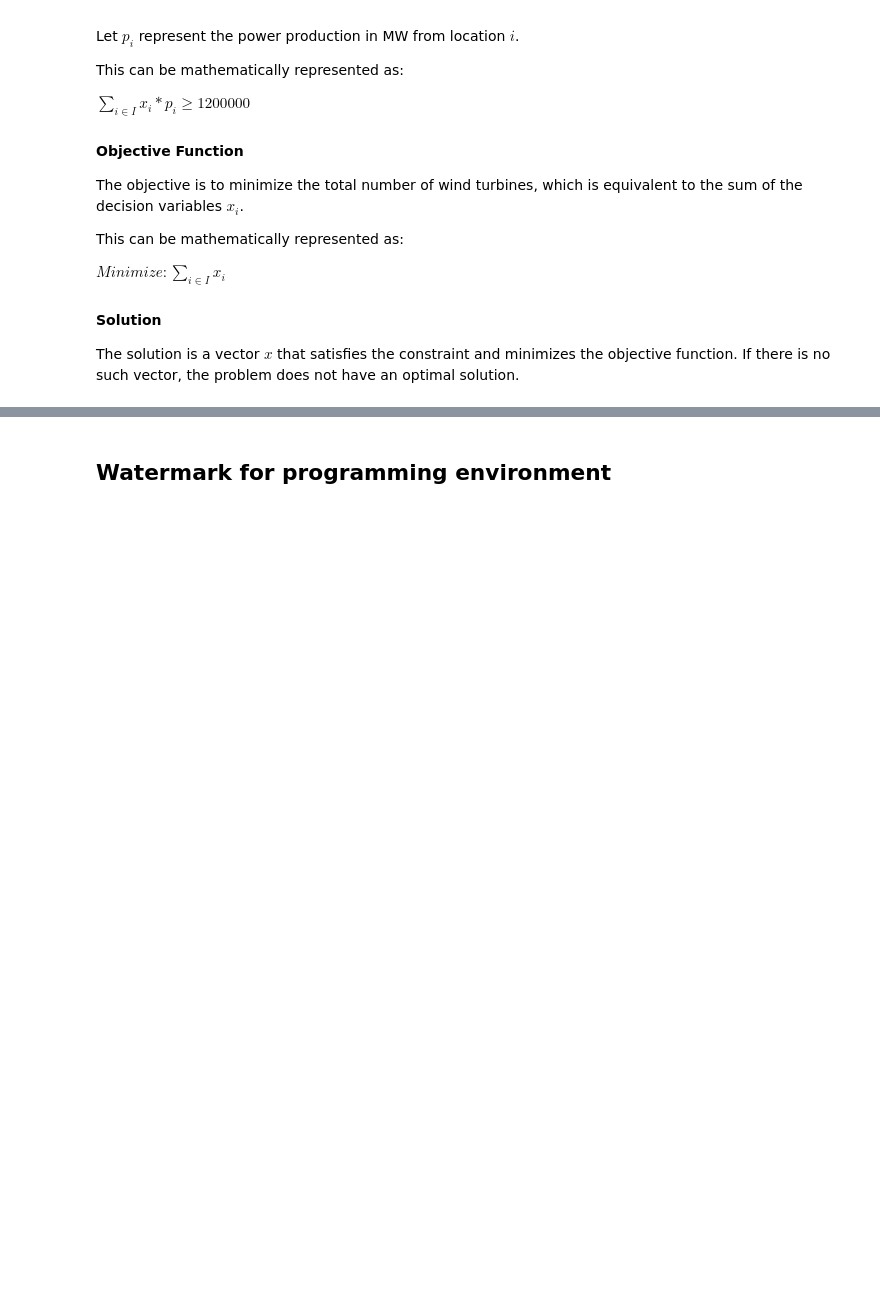
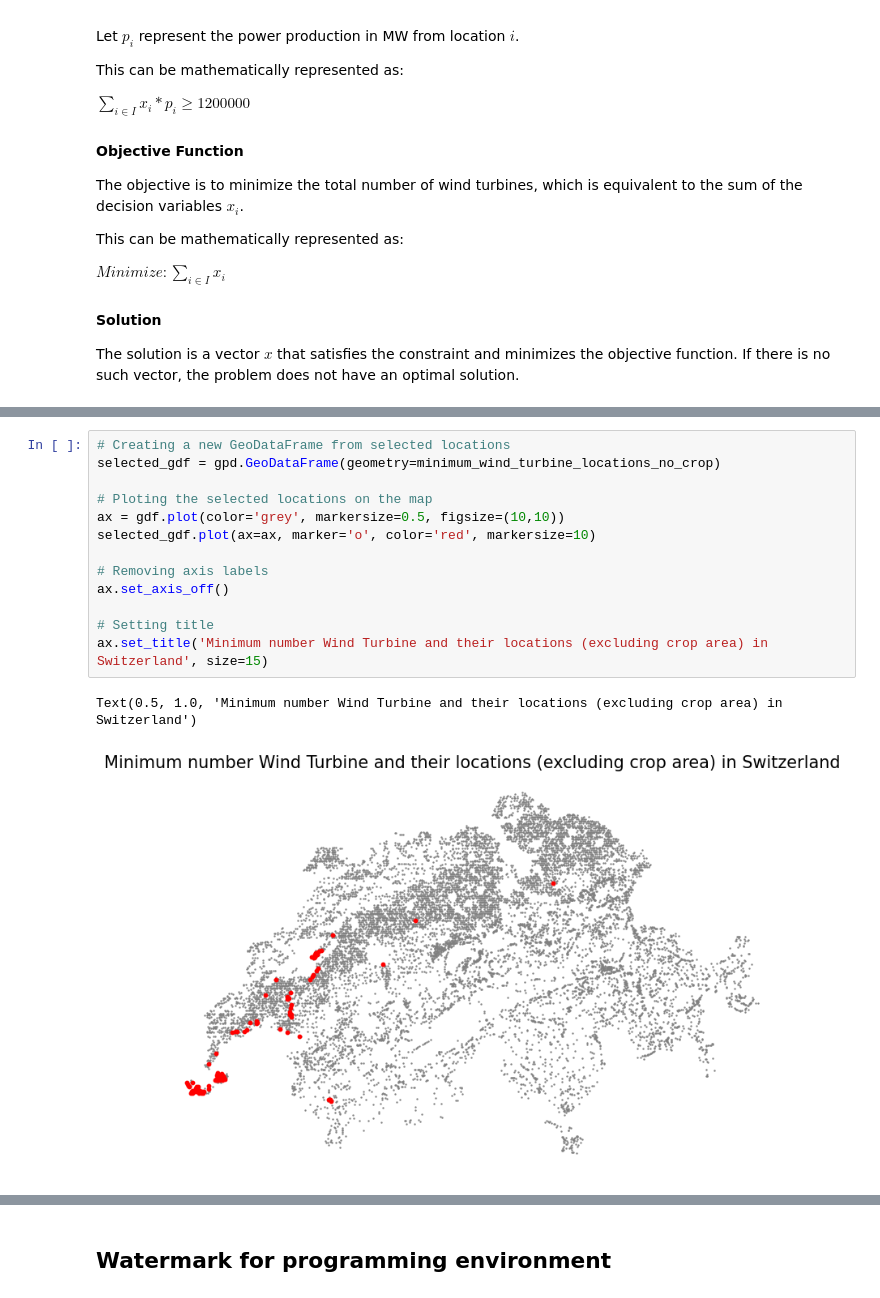
Before and after one commit to percw/Swiss_wind-turbine_optimization, a Jupyter notebook: wind_optimization.ipynb, the cells around one changed output, grey strips where cells are left out. Saved outputs shown, nothing was run; the diff lists cells and outputs as text; blank space fills up the shorter version.

```diff
--- a/wind_optimization.ipynb
+++ b/wind_optimization.ipynb
@@ -283,0 +312,16 @@ Text(0.5, 1.0, 'Wind Turbine (WT) Locations in Switzerland \n (With the minimum
+# %%
+# Creating a new GeoDataFrame from selected locations
+selected_gdf = gpd.GeoDataFrame(geometry=minimum_wind_turbine_locations_no_crop)
+
+# Ploting the selected locations on the map
+ax = gdf.plot(color='grey', markersize=0.5, figsize=(10,10))
+selected_gdf.plot(ax=ax, marker='o', color='red', markersize=10)
+
+# Removing axis labels
+ax.set_axis_off()
+
+# Setting title
+ax.set_title('Minimum number Wind Turbine and their locations (excluding crop area) in Switzerland', size=15)
+# %% [output]
+Text(0.5, 1.0, 'Minimum number Wind Turbine and their locations (excluding crop area) in Switzerland')
+[figure, added]
```
Also changed, not shown: parts of 15 cells of this notebook.
